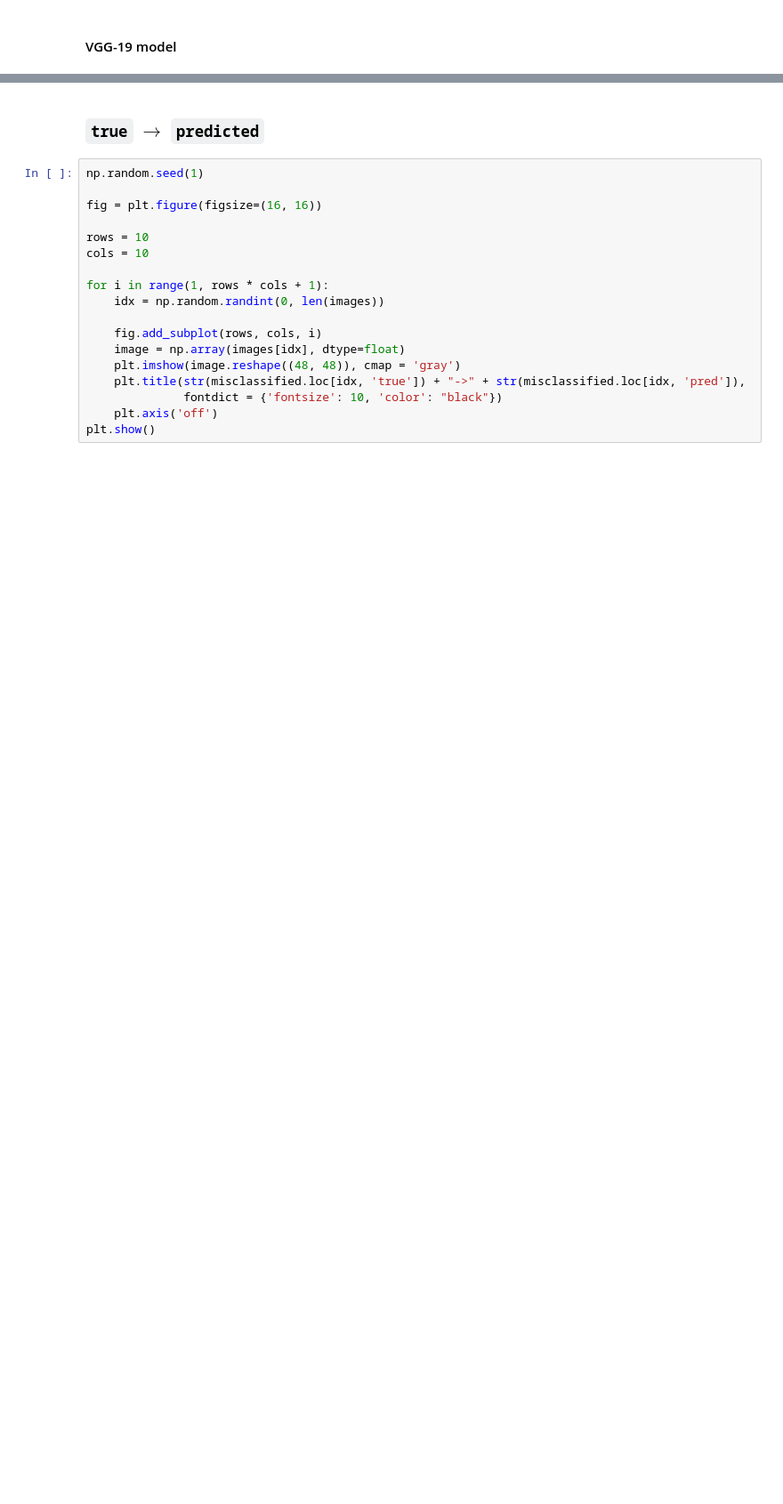
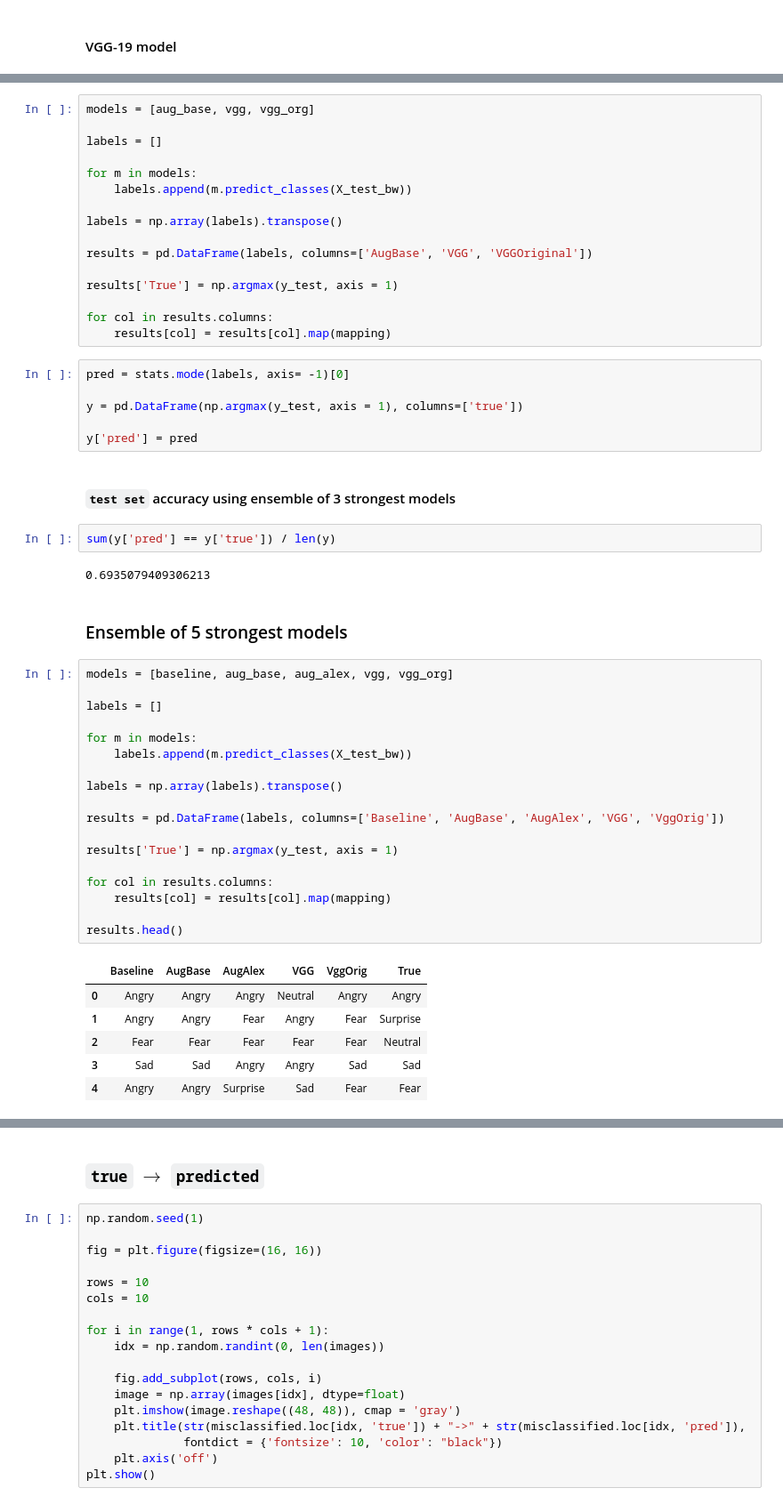
Before and after one commit to dnmca/facial-expression-recognition, a Jupyter notebook: notebooks/ensemble-voting.ipynb, the cells around one changed output, grey strips where cells are left out. Shown at 89% size. Cells and saved outputs as stored; diff of their text form; blank space fills up the shorter version.

```diff
--- a/notebooks/ensemble-voting.ipynb
+++ b/notebooks/ensemble-voting.ipynb
@@ -225,0 +339,55 @@ y['pred'] = y['pred'].map(mapping)
+# %%
+models = [aug_base, vgg, vgg_org]
+
+labels = []
+
+for m in models:
+    labels.append(m.predict_classes(X_test_bw))
+
+labels = np.array(labels).transpose()
+
+results = pd.DataFrame(labels, columns=['AugBase', 'VGG', 'VGGOriginal'])
+
+results['True'] = np.argmax(y_test, axis = 1)
+
+for col in results.columns:
+    results[col] = results[col].map(mapping)
+# %%
+pred = stats.mode(labels, axis= -1)[0]
+
+y = pd.DataFrame(np.argmax(y_test, axis = 1), columns=['true'])
+
+y['pred'] = pred
+# %% [markdown]
+####  `test set` accuracy using ensemble of 3 strongest models
+# %%
+sum(y['pred'] == y['true']) / len(y)
+# %% [output]
+0.6935079409306213
+# %% [markdown]
+### Ensemble of 5 strongest models
+# %%
+models = [baseline, aug_base, aug_alex, vgg, vgg_org]
+
+labels = []
+
+for m in models:
+    labels.append(m.predict_classes(X_test_bw))
+
+labels = np.array(labels).transpose()
+
+results = pd.DataFrame(labels, columns=['Baseline', 'AugBase', 'AugAlex', 'VGG', 'VggOrig'])
+
+results['True'] = np.argmax(y_test, axis = 1)
+
+for col in results.columns:
+    results[col] = results[col].map(mapping)
+
+results.head()
+# %% [output]
+|  | Baseline | AugBase | AugAlex | VGG | VggOrig | True |
+| 0 | Angry | Angry | Angry | Neutral | Angry | Angry |
+| 1 | Angry | Angry | Fear | Angry | Fear | Surprise |
+| 2 | Fear | Fear | Fear | Fear | Fear | Neutral |
+| 3 | Sad | Sad | Angry | Angry | Sad | Sad |
+| 4 | Angry | Angry | Surprise | Sad | Fear | Fear |
```
Also changed, not shown: parts of 58 cells of this notebook, 6 other files.
